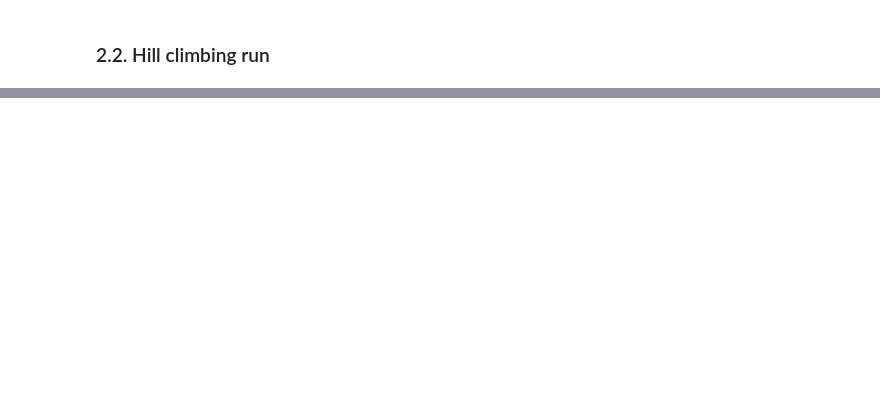
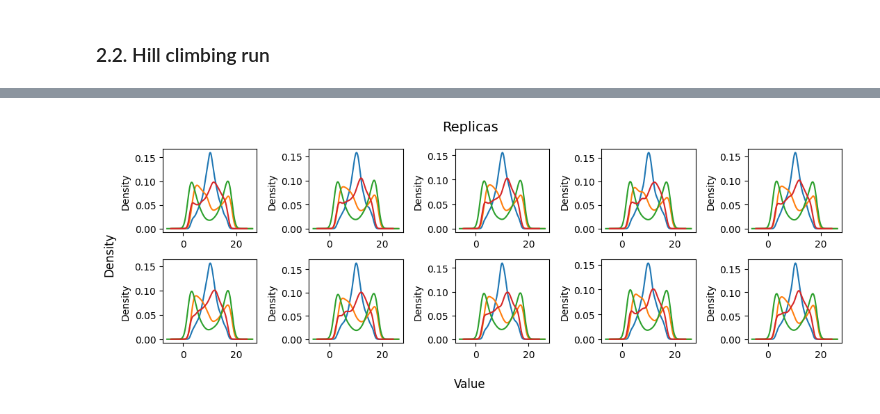
Before and after one commit to gperdrizet/hill_climber, a Jupyter notebook: notebooks/04-means.ipynb, the cells around one changed output, grey strips where cells are left out. Saved outputs shown, nothing was run; the diff lists cells and outputs as text; code cells hidden in the pictures; blank space fills up the shorter version.

```diff
--- a/notebooks/04-means.ipynb
+++ b/notebooks/04-means.ipynb
@@ -228,0 +186,24 @@ plt.show()
+# %%
+replicates = climber.get_replicas()
+ncols = 5
+nrows = len(replicates) // ncols
+
+if len(replicates) % ncols != 0:
+    nrows+=1
+
+fig, axs = plt.subplots(nrows=nrows, ncols=ncols, figsize=(ncols*2.2, nrows*2.0))
+axs = axs.flatten()
+
+fig.suptitle('Replicas', fontsize=14)
+fig.supxlabel('Value', fontsize=12)
+fig.supylabel('Density', fontsize=12)
+
+for i, replicate in enumerate(replicates):
+
+    for col in replicate.columns:
+        replicate[col].plot.kde(label=col, ax=axs[i])
+
+plt.tight_layout()
+plt.show()
+# %% [output]
+[figure, added]
```
Also changed, not shown: parts of 8 cells of this notebook, 12 other files.
